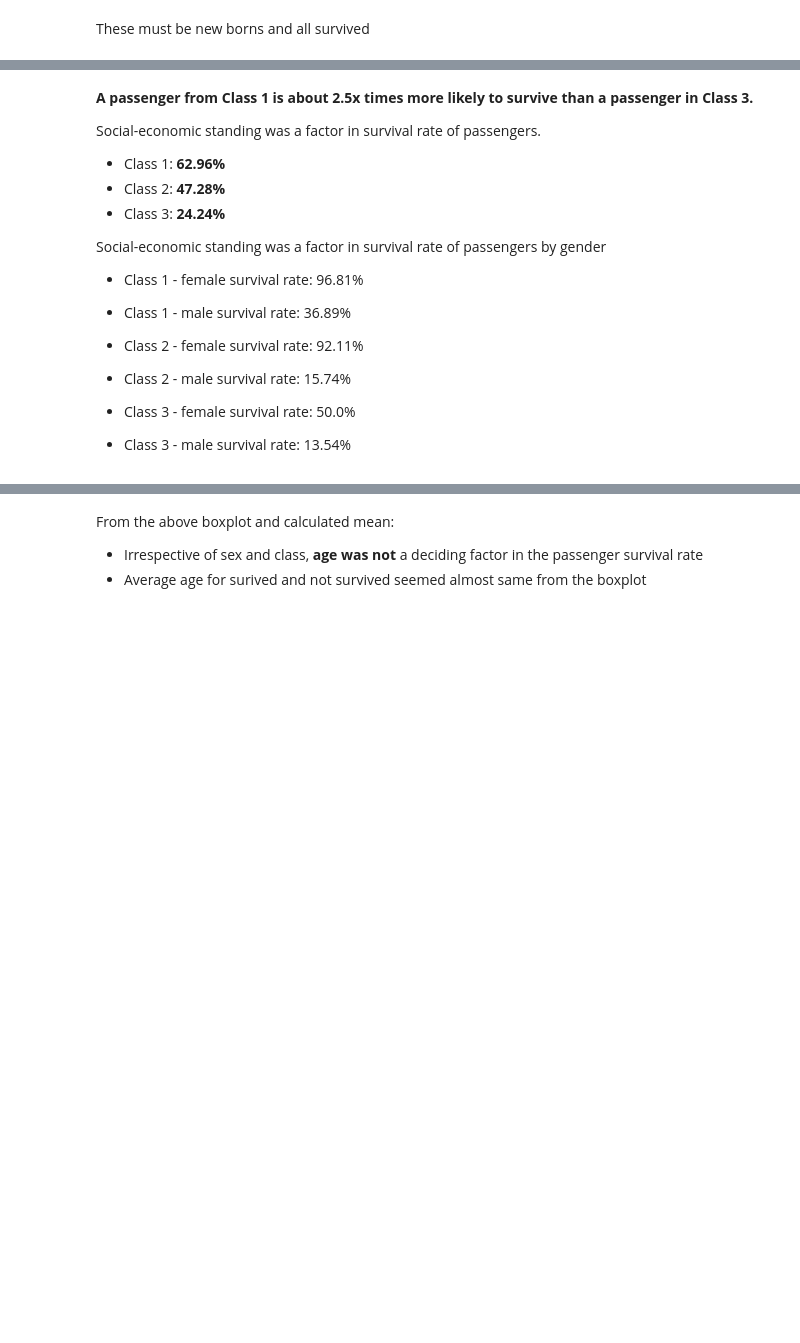
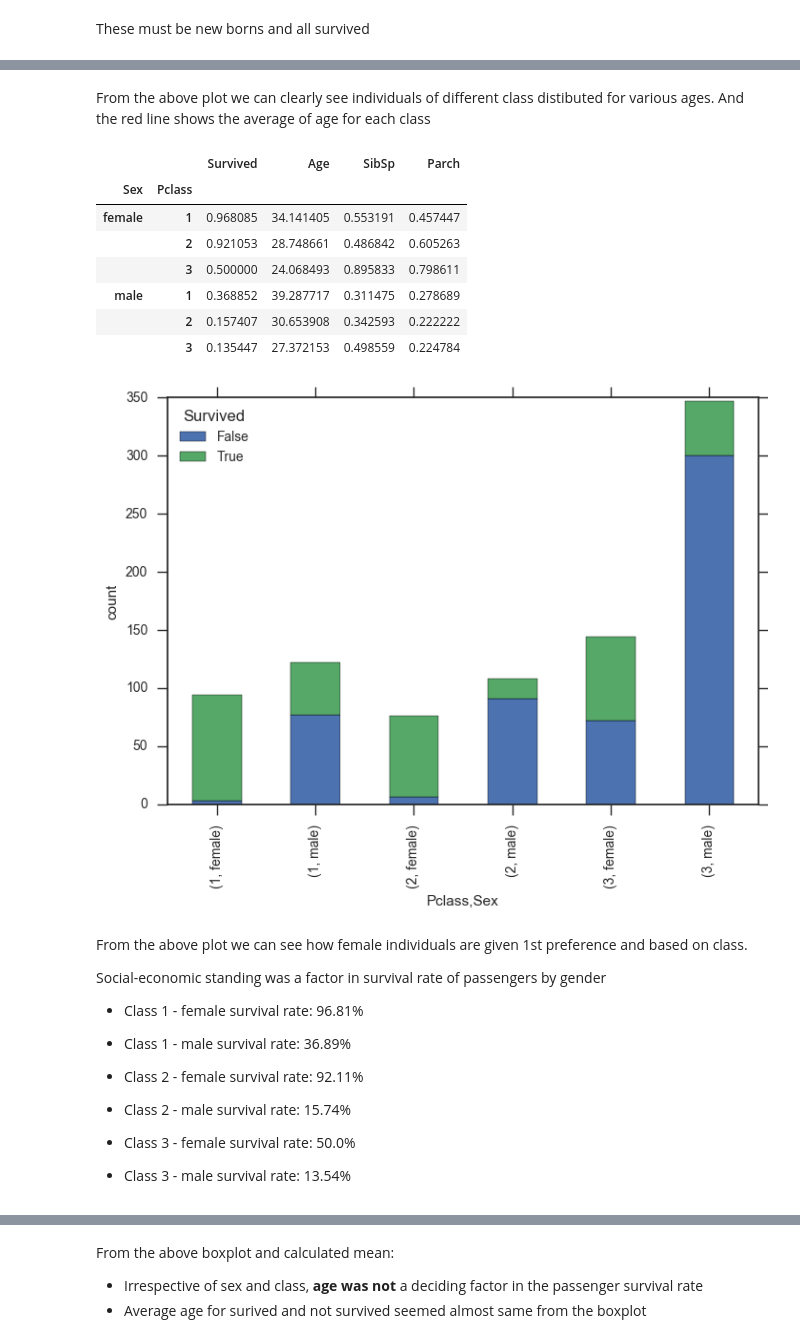
Before and after one commit to gangadhara691/Data-Analyst-NanoDegree, a Jupyter notebook: P2 investigate_dataset/P2.ipynb, the cells around one changed output, grey strips where cells are left out. Saved outputs shown, nothing was run; the diff lists cells and outputs as text; code cells hidden in the pictures; blank space fills up the shorter version.

```diff
--- a/P2 investigate_dataset/P2.ipynb
+++ b/P2 investigate_dataset/P2.ipynb
@@ -277,11 +316,24 @@ male   1       0.368852  39.287717  0.311475  0.278689
+# %% [markdown]
+From the above plot  we can clearly see individuals of different class distibuted for various ages. And the red line shows the average of age for each class
+# %%
+survivals = pd.crosstab([data_s.Pclass, data_s.Sex], data_s.Survived.astype(bool))
+survivals.plot(kind='bar', stacked=True)
+survive=data.groupby(['Sex','Pclass'])
+plt.ylabel("count")
+#survive.Survived.sum().plot(kind='barh')
+survive.mean()
+# %% [output]
+|  |  | Survived | Age | SibSp | Parch |
+| Sex | Pclass |  |  |  |  |
+| female | 1 | 0.968085 | 34.141405 | 0.553191 | 0.457447 |
+|  | 2 | 0.921053 | 28.748661 | 0.486842 | 0.605263 |
+|  | 3 | 0.500000 | 24.068493 | 0.895833 | 0.798611 |
+| male | 1 | 0.368852 | 39.287717 | 0.311475 | 0.278689 |
+|  | 2 | 0.157407 | 30.653908 | 0.342593 | 0.222222 |
+|  | 3 | 0.135447 | 27.372153 | 0.498559 | 0.224784 |
+[figure, added]
 # %% [markdown]
- **A passenger from Class 1 is about 2.5x times more likely to survive than a passenger in Class 3.**
-
-Social-economic standing was a factor in survival rate of passengers.
-
-- Class 1: **62.96%**
-- Class 2: **47.28%**
-- Class 3: **24.24%**
+From the above plot we can see how female individuals are given 1st preference and based on class.
 
 Social-economic standing was a factor in survival rate of passengers by gender
 
```
Also changed, not shown: parts of 21 cells of this notebook, 3 other files.
